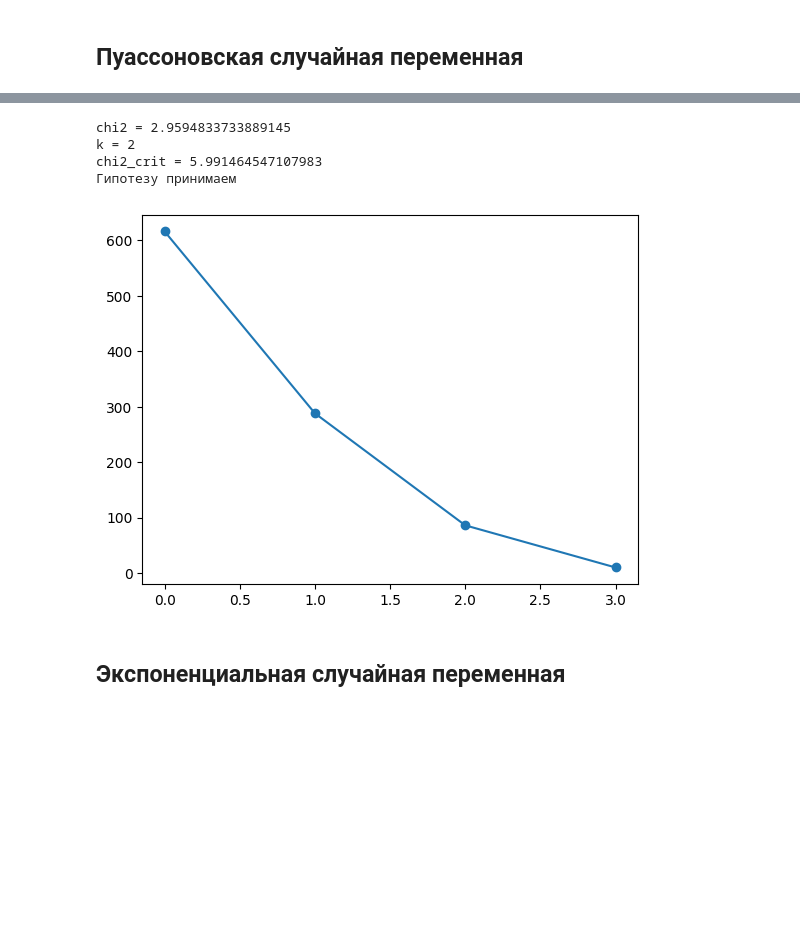
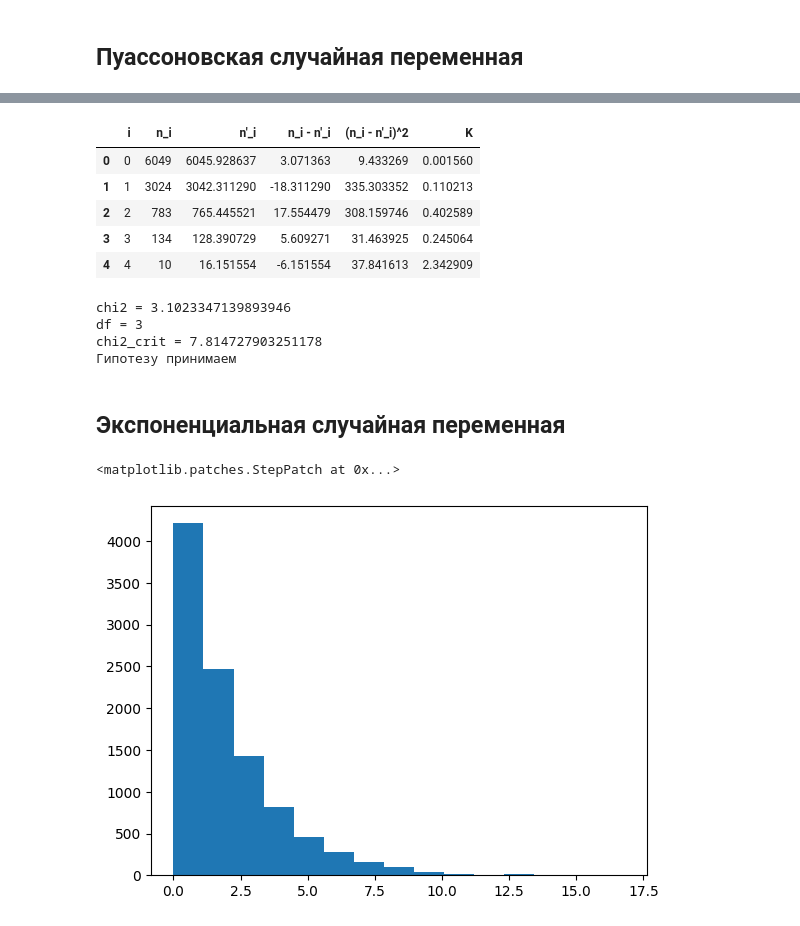
Before and after one commit to ArsNotFound/comp_mod, a Jupyter notebook: lab1.ipynb, the cells around one changed output, grey strips where cells are left out. Saved outputs shown, nothing was run; the diff lists cells and outputs as text; code cells hidden in the pictures; blank space fills up the shorter version.

Commit message:
Lab 1 Show tables

```diff
--- a/lab1.ipynb
+++ b/lab1.ipynb
@@ -51,7 +52,7 @@ LAMBDA_POISSON = 0.5
 # Параметр лямбда для экспоненциальной случайной переменной
 LAMBDA_EXP = 0.5
 # Количество экспериментов
-N = 1000
+N = 10000
 # Уровень значимости
 ALPHA = 0.05
 # %% [markdown]
@@ -100,21 +111,22 @@ def chi2_poisson(values: np.ndarray, counts: np.ndarray) -> tuple[float, int]:
 # %%
-poisson = Poisson(LAMBDA_POISSON)
-vals, c = poisson.generate_n(N)
-plt.scatter(vals, c)
-plt.plot(vals, c)
-
-chi2, k = chi2_poisson(vals, c)
-chi2_crit = scipy.stats.chi2.isf(ALPHA, df=k)
+chi2, df, t = chi2_poisson(vals, c)
+chi2_crit = scipy.stats.chi2.isf(ALPHA, df=df)
+display(t)
 print(f"chi2 = {chi2}")
-print(f"k = {k}")
+print(f"df = {df}")
 print(f"chi2_crit = {chi2_crit}")
 print(f"Гипотезу {'принимаем' if chi2 < chi2_crit else 'отвергаем'}")
 # %% [output]
+|  | i | n_i | n'_i | n_i - n'_i | (n_i - n'_i)^2 | K |
+| 0 | 0 | 6049 | 6045.928637 | 3.071363 | 9.433269 | 0.001560 |
+| 1 | 1 | 3024 | 3042.311290 | -18.311290 | 335.303352 | 0.110213 |
+| 2 | 2 | 783 | 765.445521 | 17.554479 | 308.159746 | 0.402589 |
+| 3 | 3 | 134 | 128.390729 | 5.609271 | 31.463925 | 0.245064 |
+| 4 | 4 | 10 | 16.151554 | -6.151554 | 37.841613 | 2.342909 |
-chi2 = 2.9594833733889145
-k = 2
-chi2_crit = 5.991464547107983
+chi2 = 3.1023347139893946
+df = 3
+chi2_crit = 7.814727903251178
 Гипотезу принимаем
-[figure, removed]
 # %% [markdown]
 ## Экспоненциальная случайная переменная
 # %%
@@ -160 +174,7 @@ def chi2_exp(bins: np.ndarray, counts: np.ndarray) -> tuple[float, int]:
+# %%
+c, b = exponential.generate_n(N)
+plt.stairs(c, b, fill=True)
+# %% [output]
+<matplotlib.patches.StepPatch at 0x...>
+[figure, added]
 # %%
```
Also changed, not shown: parts of 5 cells of this notebook, 2 other files.
